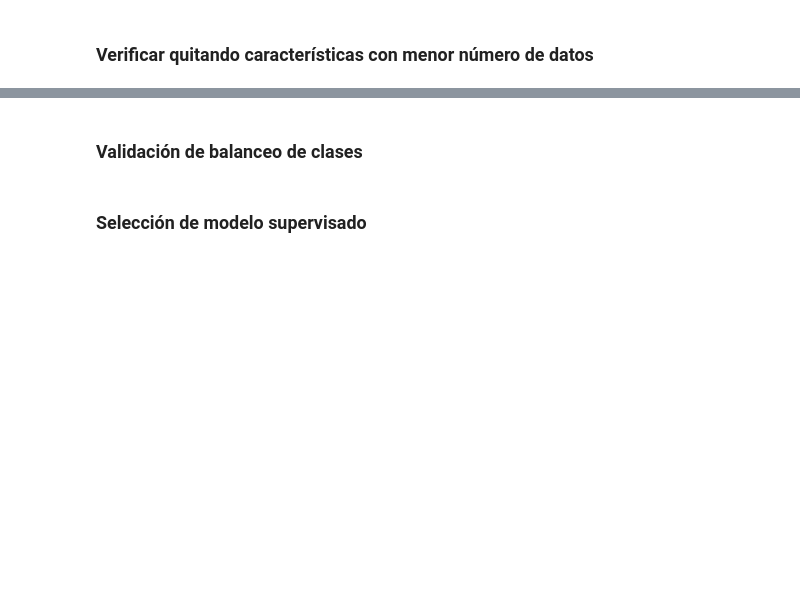
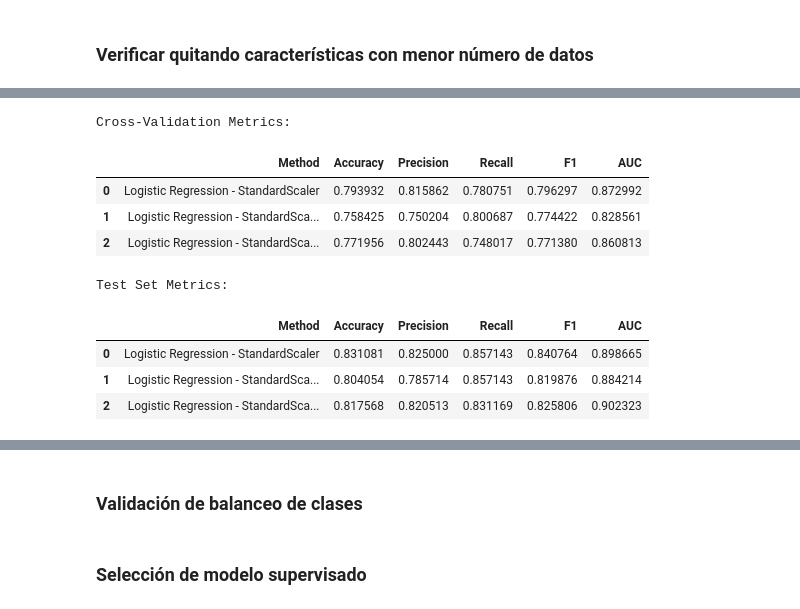
Before and after one commit to ricardogr07/trabajo-final-aprendizaje, a Jupyter notebook: src/Analisis_ML_Workflow.ipynb, the cells around one changed output, grey strips where cells are left out. Drawn from its saved outputs; the diff is of its cells as text; code cells hidden in the pictures; blank space fills up the shorter version.

```diff
--- a/src/Analisis_ML_Workflow.ipynb
+++ b/src/Analisis_ML_Workflow.ipynb
@@ -406,0 +502,19 @@ df_clean = pd.get_dummies(df, columns=categorical_columns, drop_first=True)
+# %%
+# Pasos de limpieza añadiendo eliminar las características con el mayor número de datos inválidos
+
+df_2 = pd.concat([data_cleveland, data_hungarian, data_switzerland, data_va], ignore_index=True)
+
+# Reemplazar los valores '?' por NaN
+df_2.replace('?', np.nan, inplace=True)
+
+# Convertir las columnas que deben ser numéricas a tipo float (algunas están como objetos)
+df_2 = df_2.apply(pd.to_numeric, errors='coerce')
+
+# Eliminar características con mayor número de datos inválidos
+df_drop_features = df_2.drop(columns=['slope', 'ca', 'thal'])
+
+# Eliminar filas con valores nulos
+df_drop_features.dropna(inplace=True)
+
+# Crear una nueva columna 'target_cat' que sea binaria (1 si target > 0, 0 en caso contrario)
+df_drop_features['target_cat'] = df_drop_features['target'].apply(lambda x: 1 if x > 0 else 0)
@@ -406,0 +544,25 @@ df_clean = pd.get_dummies(df, columns=categorical_columns, drop_first=True)
+# %%
+# Definir las variables categóricas que no se han eliminado
+categorical_columns_dropped = ['sex', 'cp', 'fbs', 'restecg', 'exang']
+
+# Crear variables dummy solo para las columnas categóricas
+df_clean_dropped = pd.get_dummies(df_drop_features, columns=categorical_columns_dropped, drop_first=True)
+
+X_drop_features = df_clean_dropped.drop(['target_cat', 'target'], axis=1)
+y_drop_features = df_clean_dropped['target_cat']
+# %%
+# Evaluar cada pipeline y determinar sus métricas
+results = evaluate_pipelines(X_drop_features, y_drop_features, pipelines_list)
+
+display_metrics(results)
+# %% [output]
+Cross-Validation Metrics:
+|  | Method | Accuracy | Precision | Recall | F1 | AUC |
+| 0 | Logistic Regression - StandardScaler | 0.793932 | 0.815862 | 0.780751 | 0.796297 | 0.872992 |
+| 1 | Logistic Regression - StandardSca... | 0.758425 | 0.750204 | 0.800687 | 0.774422 | 0.828561 |
+| 2 | Logistic Regression - StandardSca... | 0.771956 | 0.802443 | 0.748017 | 0.771380 | 0.860813 |
+Test Set Metrics:
+|  | Method | Accuracy | Precision | Recall | F1 | AUC |
+| 0 | Logistic Regression - StandardScaler | 0.831081 | 0.825000 | 0.857143 | 0.840764 | 0.898665 |
+| 1 | Logistic Regression - StandardSca... | 0.804054 | 0.785714 | 0.857143 | 0.819876 | 0.884214 |
+| 2 | Logistic Regression - StandardSca... | 0.817568 | 0.820513 | 0.831169 | 0.825806 | 0.902323 |
```
Also changed, not shown: parts of 10 cells of this notebook.
